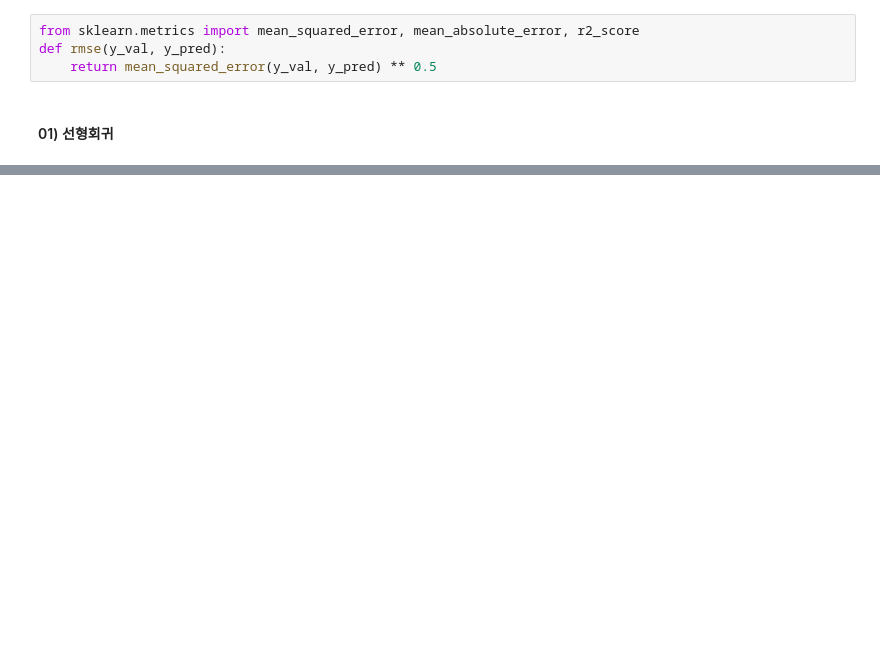
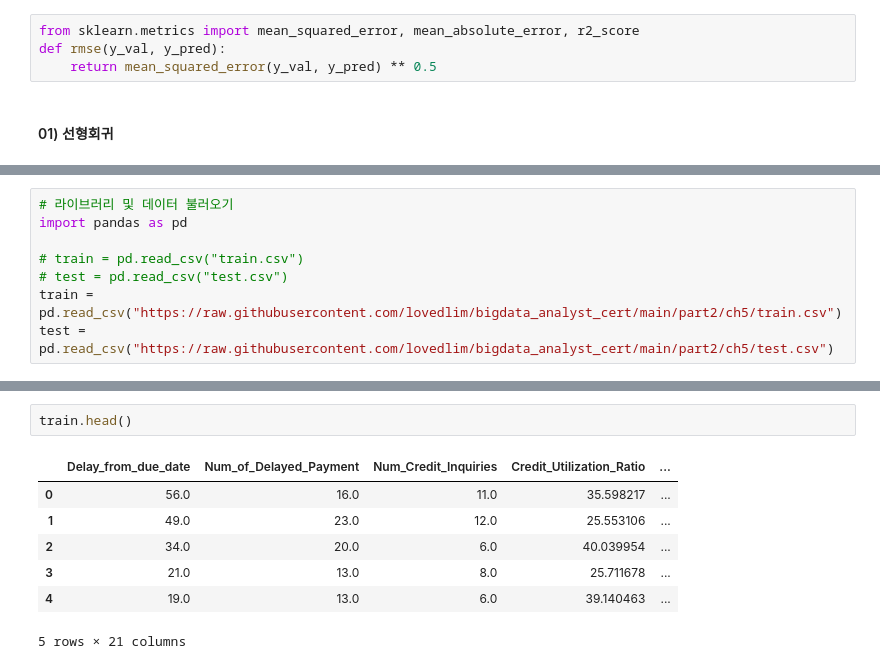
Before and after one commit to va4756/algio_sklearn, a Jupyter notebook: bigdata_sinagong_part2.ipynb, the cells around one changed output, grey strips where cells are left out. Cells and saved outputs as stored; diff of their text form; blank space fills up the shorter version.

```diff
--- a/bigdata_sinagong_part2.ipynb
+++ b/bigdata_sinagong_part2.ipynb
@@ -919,0 +1008,8 @@ MES:  1386204.0482937463
+# %%
+# 라이브러리 및 데이터 불러오기
+import pandas as pd
+
+# train = pd.read_csv("train.csv")
+# test = pd.read_csv("test.csv")
+train = pd.read_csv("https://raw.githubusercontent.com/lovedlim/bigdata_analyst_cert/main/part2/ch5/train.csv")
+test = pd.read_csv("https://raw.githubusercontent.com/lovedlim/bigdata_analyst_cert/main/part2/ch5/test.csv")
@@ -919,0 +1060,10 @@ MES:  1386204.0482937463
+# %%
+train.head()
+# %% [output]
+|  | Delay_from_due_date | Num_of_Delayed_Payment | Num_Credit_Inquiries | Credit_Utilization_Ratio | ... |
+| 0 | 56.0 | 16.0 | 11.0 | 35.598217 | ... |
+| 1 | 49.0 | 23.0 | 12.0 | 25.553106 | ... |
+| 2 | 34.0 | 20.0 | 6.0 | 40.039954 | ... |
+| 3 | 21.0 | 13.0 | 8.0 | 25.711678 | ... |
+| 4 | 19.0 | 13.0 | 6.0 | 39.140463 | ... |
+5 rows × 21 columns
```
Also changed, not shown: parts of 39 cells of this notebook.
